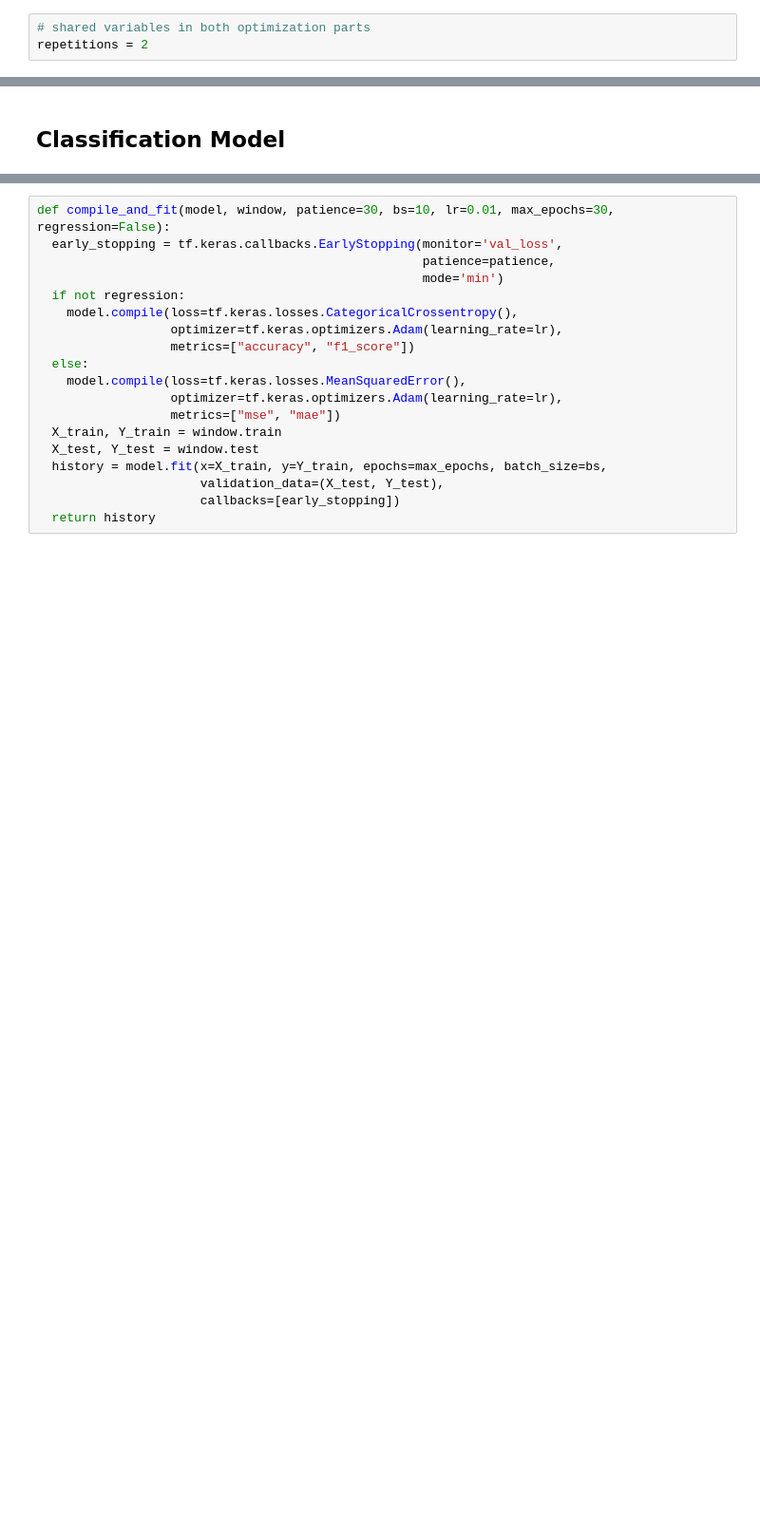
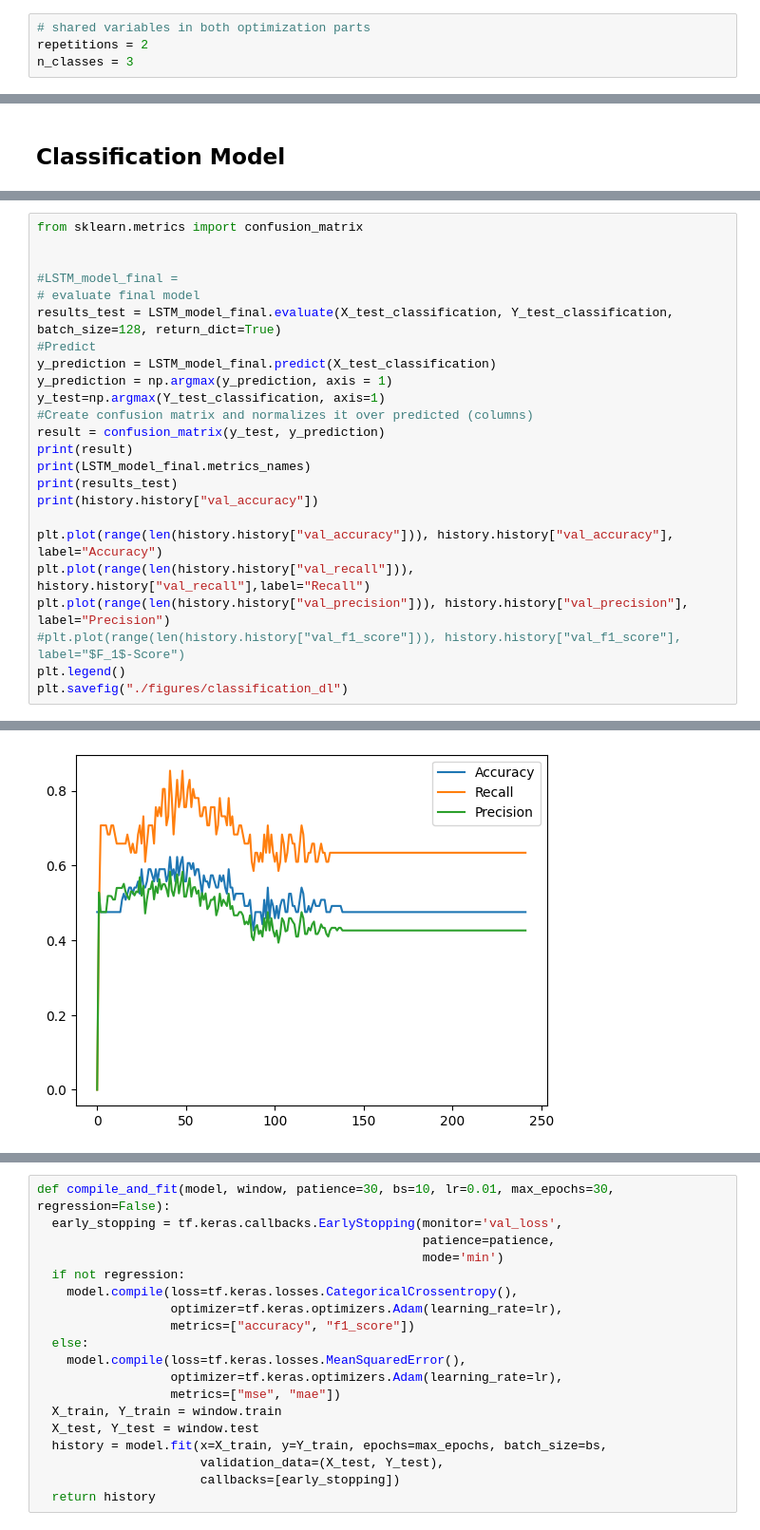
Before and after one commit to ardaergin/DMT, a Jupyter notebook: assignment_1_deep_learning_methods.ipynb, the cells around one changed output, grey strips where cells are left out. Shown: that part at 95% size. Drawn from its saved outputs; the diff is of its cells as text; blank space fills up the shorter version.

Commit message:
Added notebook to run classification

```diff
--- a/assignment_1_deep_learning_methods.ipynb
+++ b/assignment_1_deep_learning_methods.ipynb
@@ -159,3 +234,4 @@ First we setup the code for optimization
 # %%
 # shared variables in both optimization parts
 repetitions = 2
+n_classes = 3
@@ -284,0 +453,25 @@ def train_network_regression(bs: int, lr: float, lstm_units: int, encoding_layer
+# %%
+from sklearn.metrics import confusion_matrix
+
+
+#LSTM_model_final =
+# evaluate final model
+results_test = LSTM_model_final.evaluate(X_test_classification, Y_test_classification, batch_size=128, return_dict=True)
+#Predict
+y_prediction = LSTM_model_final.predict(X_test_classification)
+y_prediction = np.argmax(y_prediction, axis = 1)
+y_test=np.argmax(Y_test_classification, axis=1)
+#Create confusion matrix and normalizes it over predicted (columns)
+result = confusion_matrix(y_test, y_prediction)
+print(result)
+print(LSTM_model_final.metrics_names)
+print(results_test)
+print(history.history["val_accuracy"])
+
+plt.plot(range(len(history.history["val_accuracy"])), history.history["val_accuracy"], label="Accuracy")
+plt.plot(range(len(history.history["val_recall"])), history.history["val_recall"],label="Recall")
+plt.plot(range(len(history.history["val_precision"])), history.history["val_precision"], label="Precision")
+#plt.plot(range(len(history.history["val_f1_score"])), history.history["val_f1_score"], label="$F_1$-Score")
+plt.legend()
+plt.savefig("./figures/classification_dl")
+# %% [output]
@@ -284,0 +486 @@ def train_network_regression(bs: int, lr: float, lstm_units: int, encoding_layer
+[figure, added]
```
Also changed, not shown: parts of 30 cells of this notebook, 3 other files.
